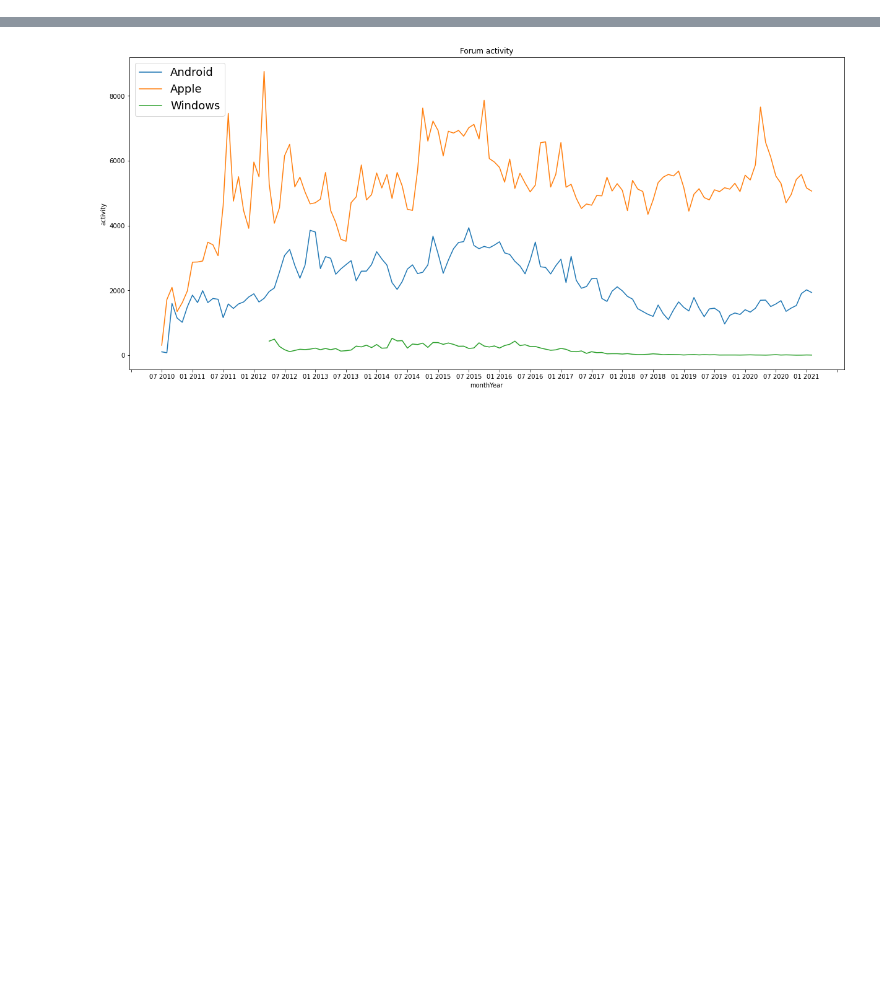
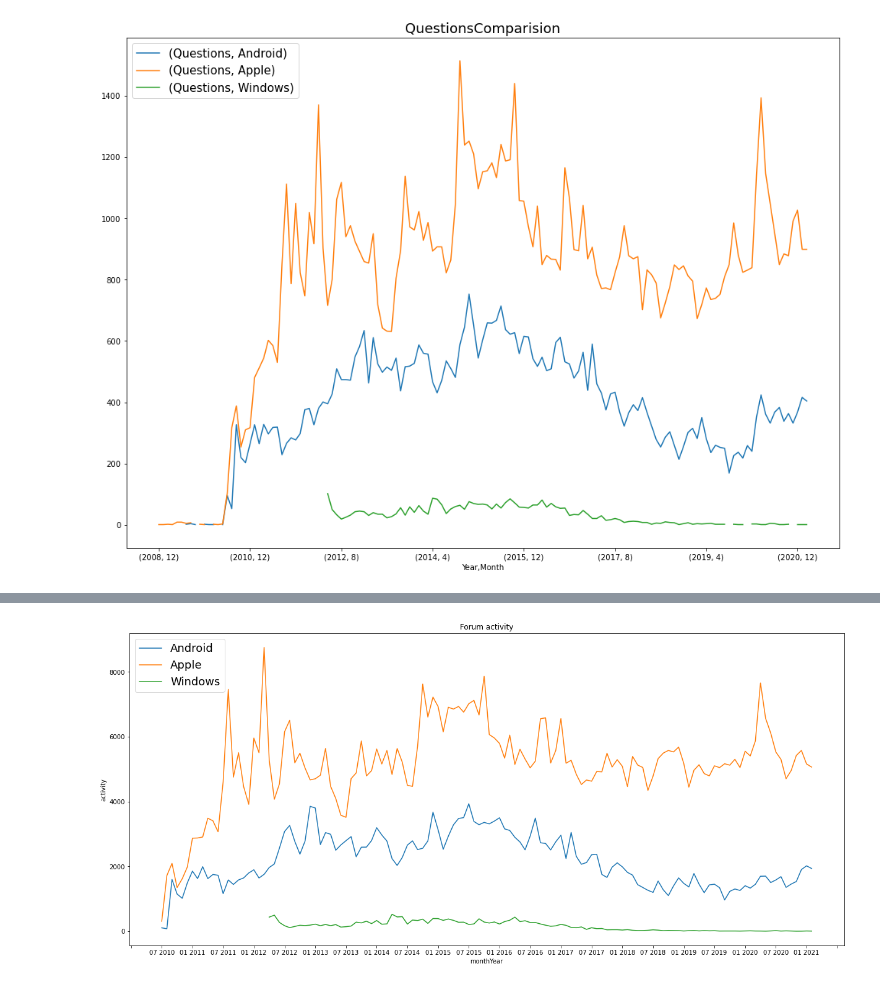
Before and after one commit to alexmal01/PDU_Proj3, a Jupyter notebook: Data Visualization.ipynb, the cells around one changed output, grey strips where cells are left out. Drawn from its saved outputs; the diff is of its cells as text; code cells hidden in the pictures; blank space fills up the shorter version.

```diff
--- a/Data Visualization.ipynb
+++ b/Data Visualization.ipynb
@@ -14,0 +21,15 @@ Apple1.columns = ['Month','Questions']
+# %%
+def draw_lineplot_ex1_concat(df,out_name):
+    ax = df.unstack(level=0).plot(kind='line')
+    # ax = df.plot()
+    #tick_spacing = 1
+    # ax.xaxis.set_major_locator(plticker.MultipleLocator(tick_spacing))
+    ax.set_title(out_name,fontsize = 18)
+    ax.legend(prop={'size':15})
+    rcParams['figure.figsize'] = 16.7,12.27
+    plt.savefig(f"{out_name}.jpg",dpi=90)
+    plt.show()
+# %%
+draw_lineplot_ex1_concat(Pyt1,"QuestionsComparision")
+# %% [output]
+[figure, added]
```
Also changed, not shown: parts of 20 cells of this notebook, 2 other files.
